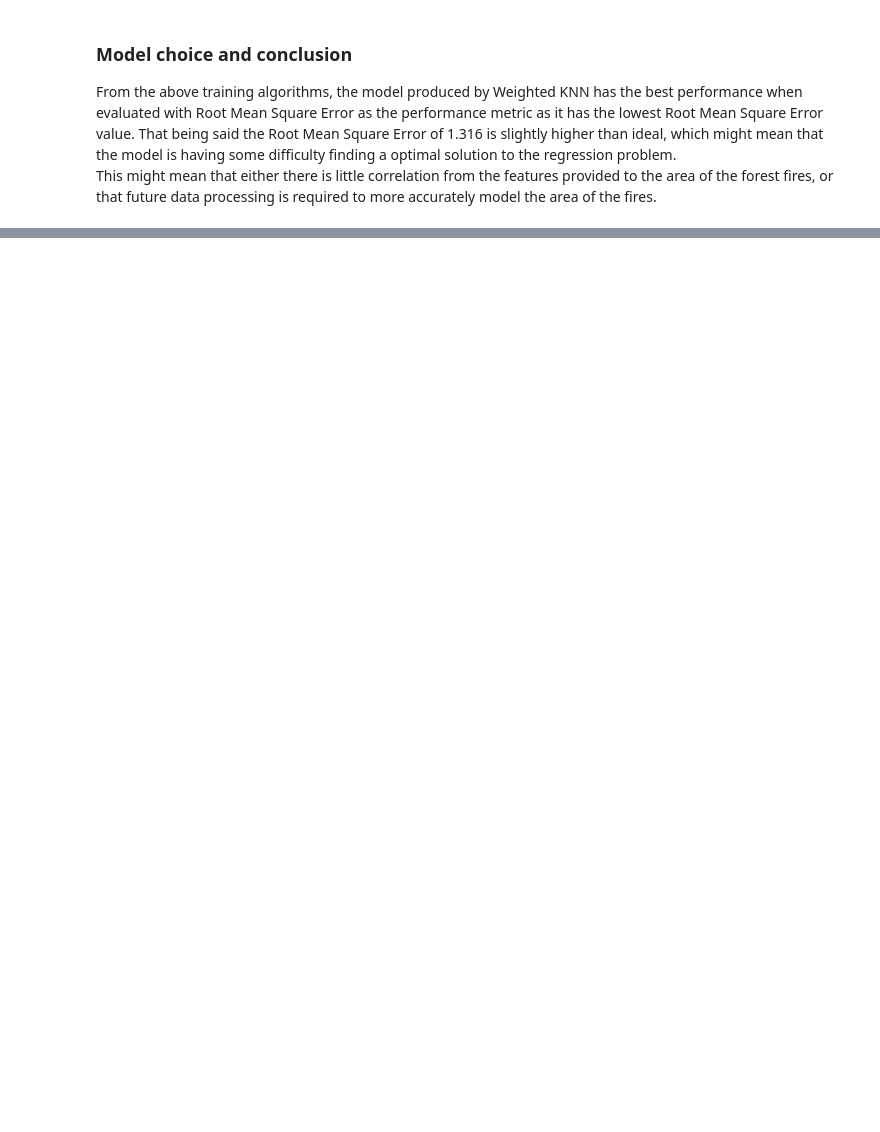
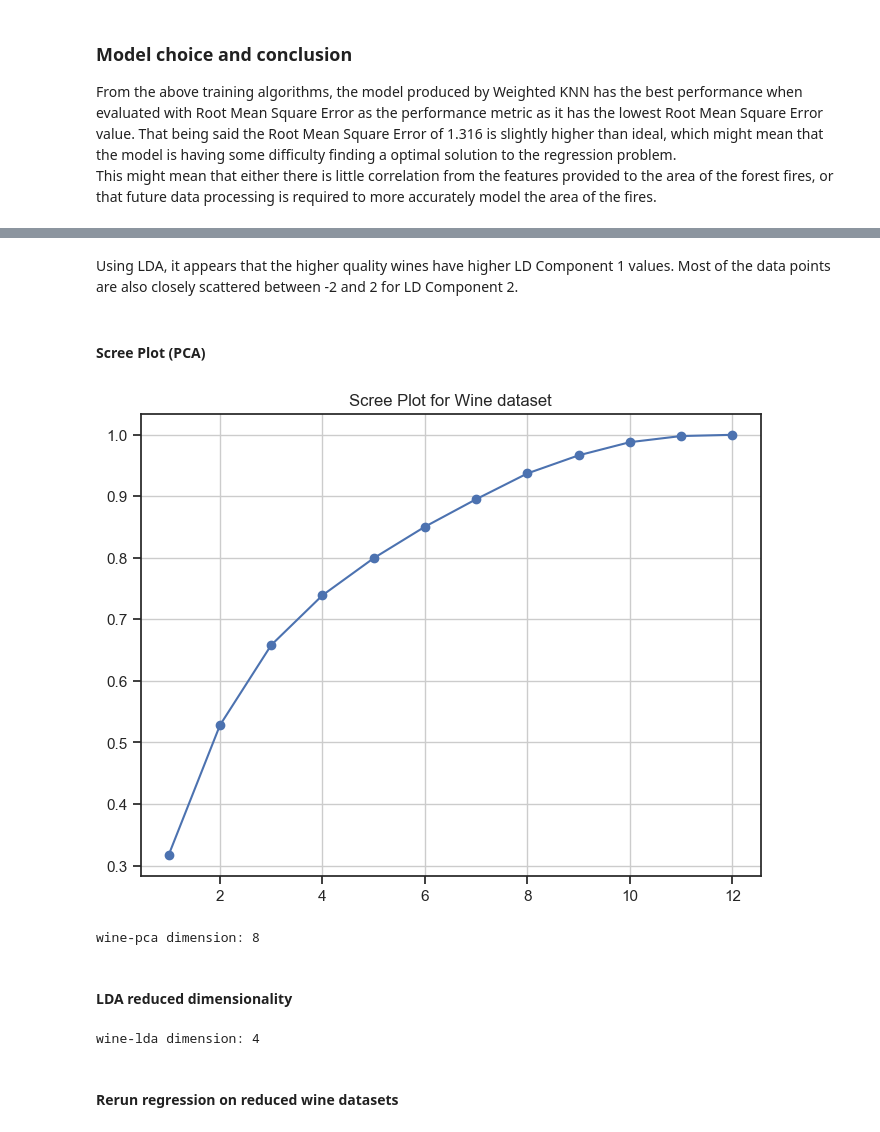
Before and after one commit to sngamos/UWaterloo_Winter, a Jupyter notebook: ECE457B-Machine-Learning/Assignments/Assignment2/submission/A2_code.ipynb, the cells around one changed output, grey strips where cells are left out. Cells and saved outputs as stored; diff of their text form; code cells hidden in the pictures; blank space fills up the shorter version.

```diff
--- a/ECE457B-Machine-Learning/Assignments/Assignment2/submission/A2_code.ipynb
+++ b/ECE457B-Machine-Learning/Assignments/Assignment2/submission/A2_code.ipynb
@@ -1021,0 +1086,25 @@ This might mean that either there is little correlation from the features provid
+# %% [markdown]
+Using LDA, it appears that the higher quality wines have higher LD Component 1 values. Most of the data points are also closely scattered between -2 and 2 for LD Component 2.
+# %% [markdown]
+#### Scree Plot (PCA)
+# %%
+plt.figure(figsize=(8, 6))
+plt.plot(range(1, len(pca_wine.explained_variance_ratio_) + 1), np.cumsum(pca_wine.explained_variance_ratio_), marker='o')
+plt.title('Scree Plot for Wine dataset')
+plt.grid()
+plt.show()
+wine_cum_var = np.cumsum(pca_wine.explained_variance_ratio_)
+wine_reduced_dim = np.argmax(wine_cum_var >= 0.9) + 1
+print(f"wine-pca dimension: {wine_reduced_dim}")
+# %% [output]
+[figure, added]
+wine-pca dimension: 8
+# %% [markdown]
+#### LDA reduced dimensionality
+# %%
+lda_dim = min(wine_reduced_dim, max_wine_components)	## to match PCA, but capped at LDA limit
+print(f'wine-lda dimension: {lda_dim}')
+# %% [output]
+wine-lda dimension: 4
+# %% [markdown]
+#### Rerun regression on reduced wine datasets
```
Also changed, not shown: parts of 141 cells of this notebook, 29 other files.
